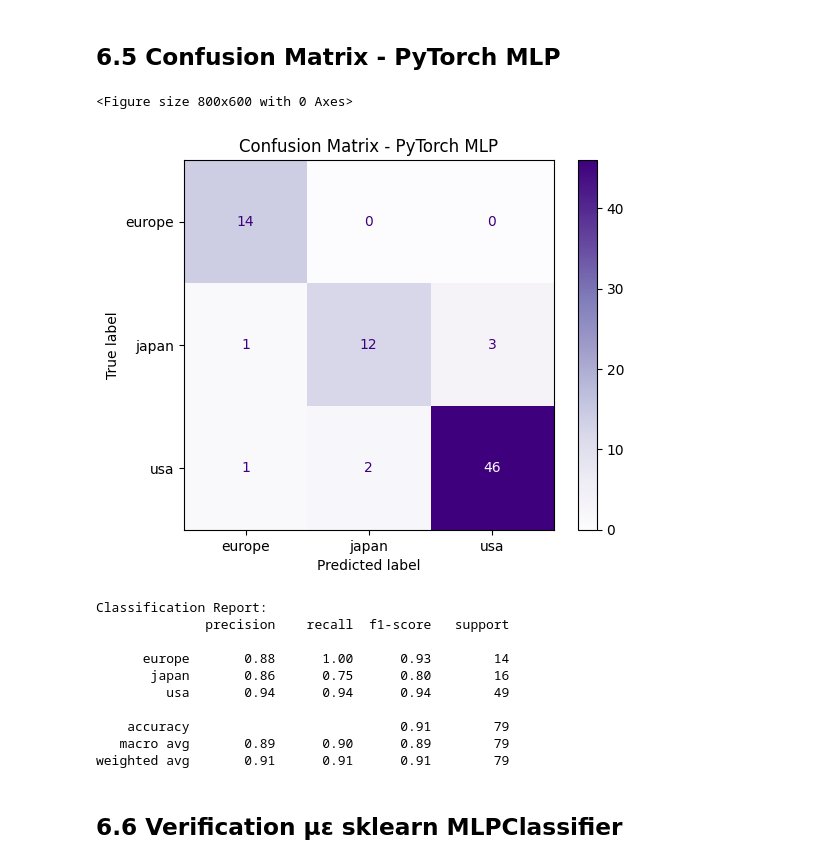
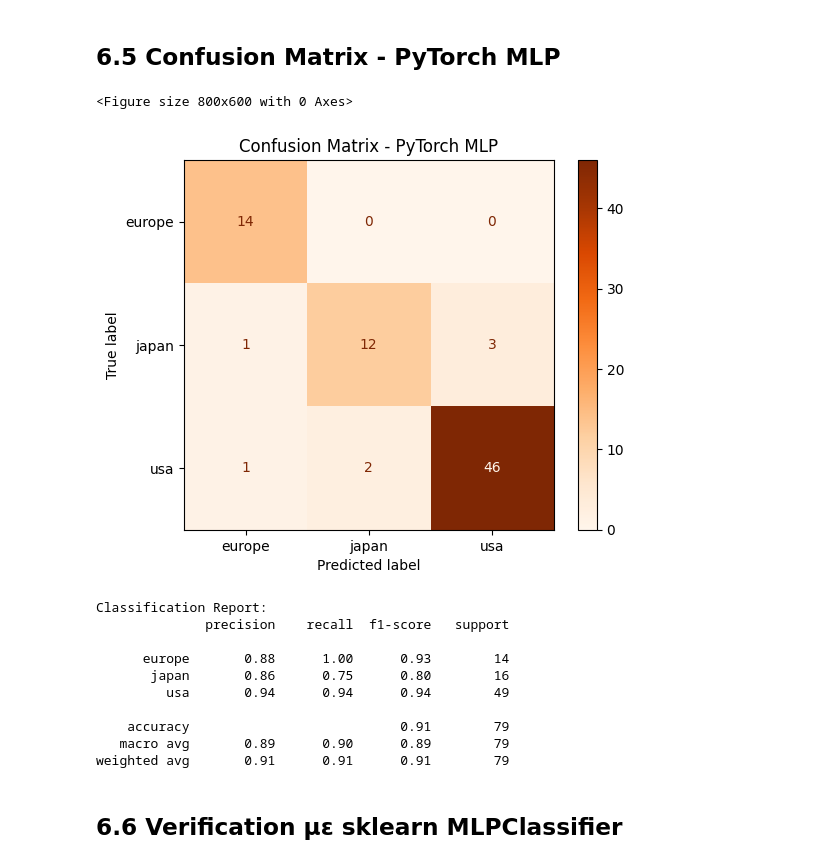
Before and after one commit to dgodolias/auto-mpg-classification-analysis, a Jupyter notebook: notebooks/Complete_Analysis.ipynb, the cells around one changed output. Cells and saved outputs as stored; diff of their text form; code cells hidden in the pictures.

```diff
--- a/notebooks/Complete_Analysis.ipynb
+++ b/notebooks/Complete_Analysis.ipynb
@@ -1197,19 +1270,19 @@ Test Accuracy:  0.9114 (91.14%)
 # %%
 y_pred_pytorch = test_predicted.cpu().numpy()
 
 cm_pytorch = confusion_matrix(y_test, y_pred_pytorch)
 
 plt.figure(figsize=(8, 6))
 disp = ConfusionMatrixDisplay(confusion_matrix=cm_pytorch, display_labels=label_encoder.classes_)
-disp.plot(cmap='Purples', values_format='d')
+disp.plot(cmap='Oranges', values_format='d')
 plt.title('Confusion Matrix - PyTorch MLP')
 plt.show()
 
 print("\nClassification Report:")
 print(classification_report(y_test, y_pred_pytorch, target_names=label_encoder.classes_))
 # %% [output]
 <Figure size 800x600 with 0 Axes>
-[figure, old version]
+[figure, new version]
 Classification Report:
               precision    recall  f1-score   support
 
```
Also changed, not shown: parts of 18 cells of this notebook.
